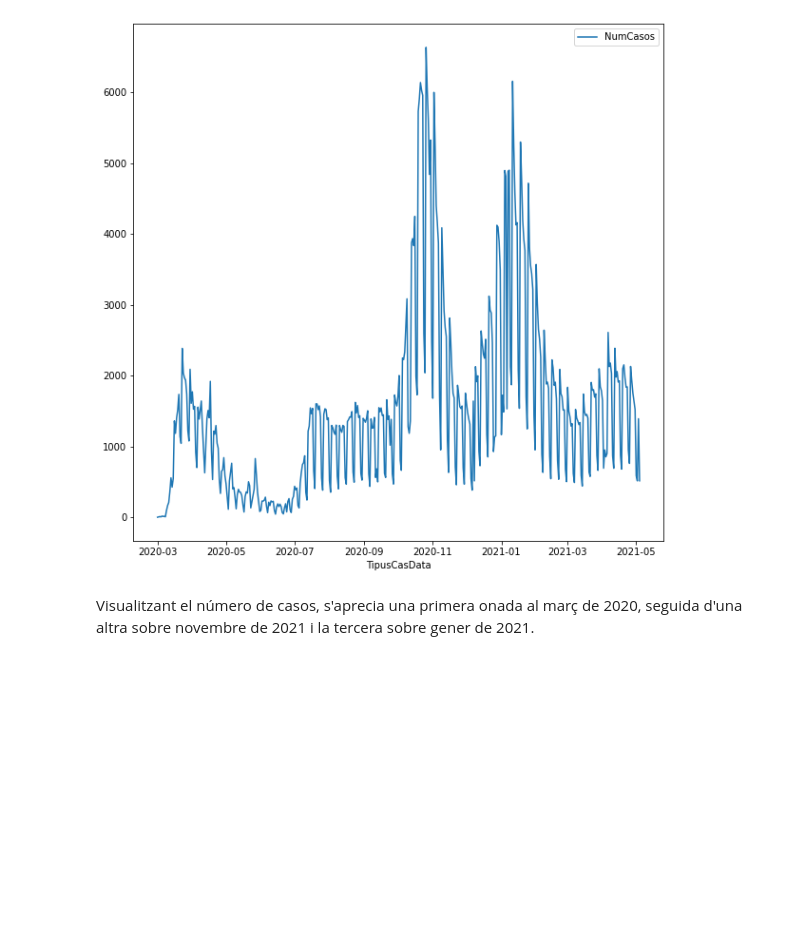
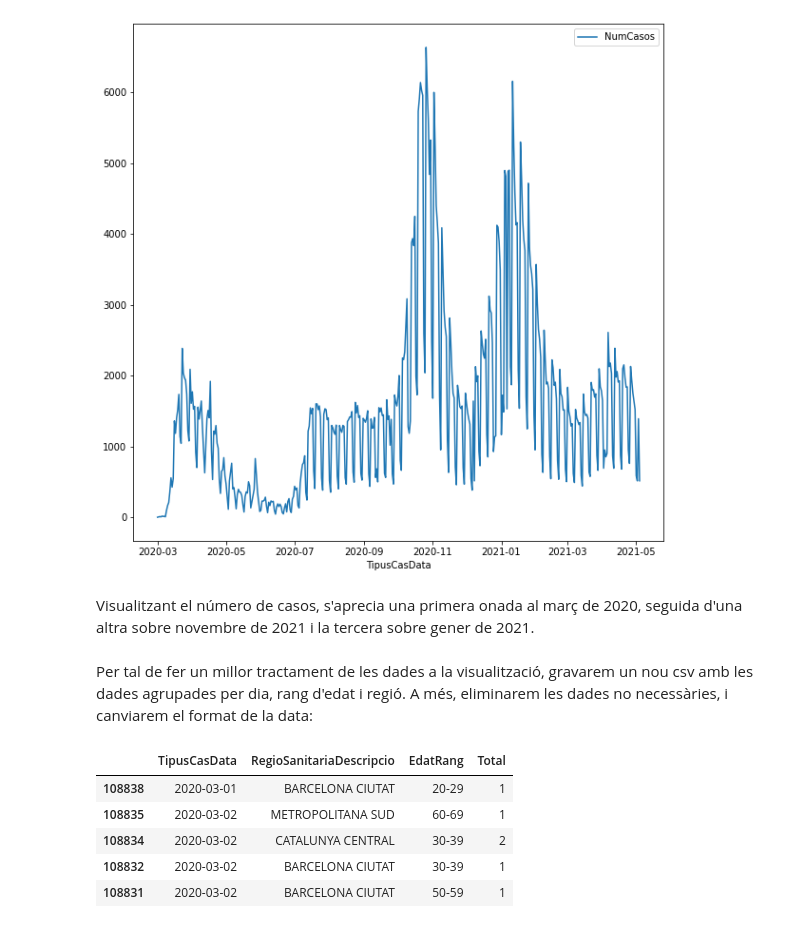
Before and after one commit to yrobla/visualitzacio_pac3, a Jupyter notebook: eda/eda.ipynb, the cells around one changed output. Cells and saved outputs as stored; diff of their text form; code cells hidden in the pictures; blank space fills up the shorter version.

```diff
--- a/eda/eda.ipynb
+++ b/eda/eda.ipynb
@@ -3,7 +3,7 @@ import numpy as np
 import pandas as pd
 pd.set_option("display.precision", 2)
 
-df = pd.read_csv('Registre_de_casos_de_COVID-19_a_Catalunya_per_regi__sanit_ria__sexe_i_edat.csv')
+df = pd.read_csv('covid.csv')
 df.head()
 # %% [output]
 |  | TipusCasData | RegioSanitariaCodi | RegioSanitariaDescripcio | EdatRang | SexeCodi | SexeDescripcio | ... |
@@ -113,3 +113,29 @@ grouped.plot.line(figsize=(10,10))
 [figure]
 # %% [markdown]
 Visualitzant el número de casos, s'aprecia una primera onada al març de 2020, seguida d'una altra sobre novembre de 2021 i la tercera sobre gener de 2021.
+# %% [markdown]
+Per tal de fer un millor tractament de les dades a la visualització, gravarem un nou csv amb les dades agrupades per dia, rang d'edat i regió. A més, eliminarem les dades no necessàries, i canviarem el format de la data:
+# %%
+# eliminem les columnes necessaries
+df_sorted = df.sort_values(by='TipusCasData')
+
+df_sorted = df_sorted.drop("RegioSanitariaCodi", axis=1)
+df_sorted = df_sorted.drop("SexeCodi", axis=1)
+df_sorted = df_sorted.drop("TipusCasDescripcio", axis=1)
+df_sorted = df_sorted.drop("SexeDescripcio", axis=1)
+
+# eliminem les files amb "No Classificat"
+df_sorted = df_sorted[df_sorted.RegioSanitariaDescripcio != "No classificat"]
+df_sorted = df_sorted[df_sorted.EdatRang != "No classificat"]
+# %%
+df_sorted['Total'] = df_sorted.groupby(["TipusCasData", "RegioSanitariaDescripcio", "EdatRang"])["NumCasos"].transform('sum')
+df_unique = df_sorted.drop_duplicates(subset=["TipusCasData", "RegioSanitariaDescripcio", "EdatRang"])
+df_unique = df_unique.drop("NumCasos", axis=1)
+df_unique.head()
+# %% [output]
+|  | TipusCasData | RegioSanitariaDescripcio | EdatRang | Total |
+| 108838 | 2020-03-01 | BARCELONA CIUTAT | 20-29 | 1 |
+| 108835 | 2020-03-02 | METROPOLITANA SUD | 60-69 | 1 |
+| 108834 | 2020-03-02 | CATALUNYA CENTRAL | 30-39 | 2 |
+| 108832 | 2020-03-02 | BARCELONA CIUTAT | 30-39 | 1 |
+| 108831 | 2020-03-02 | BARCELONA CIUTAT | 50-59 | 1 |
```
Also changed, not shown: parts of 3 cells of this notebook.
